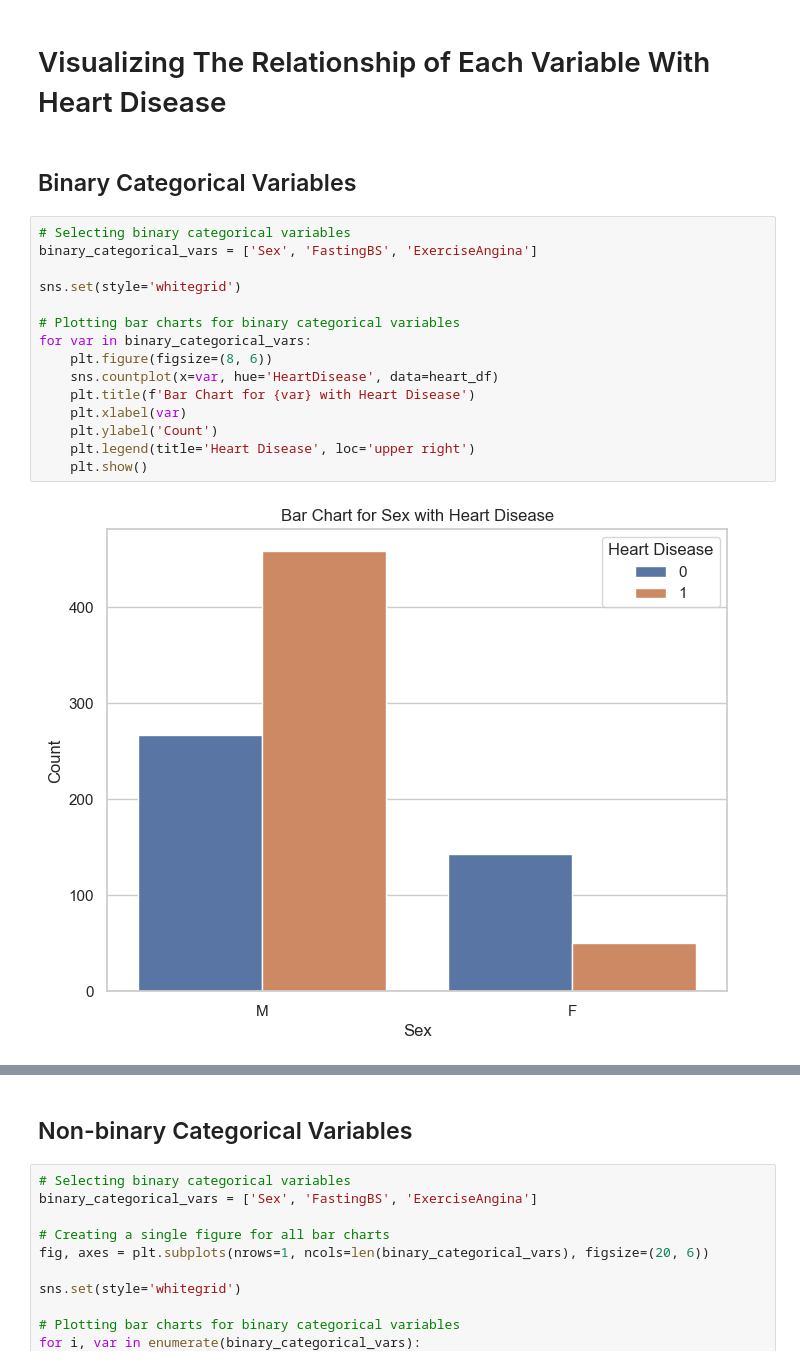
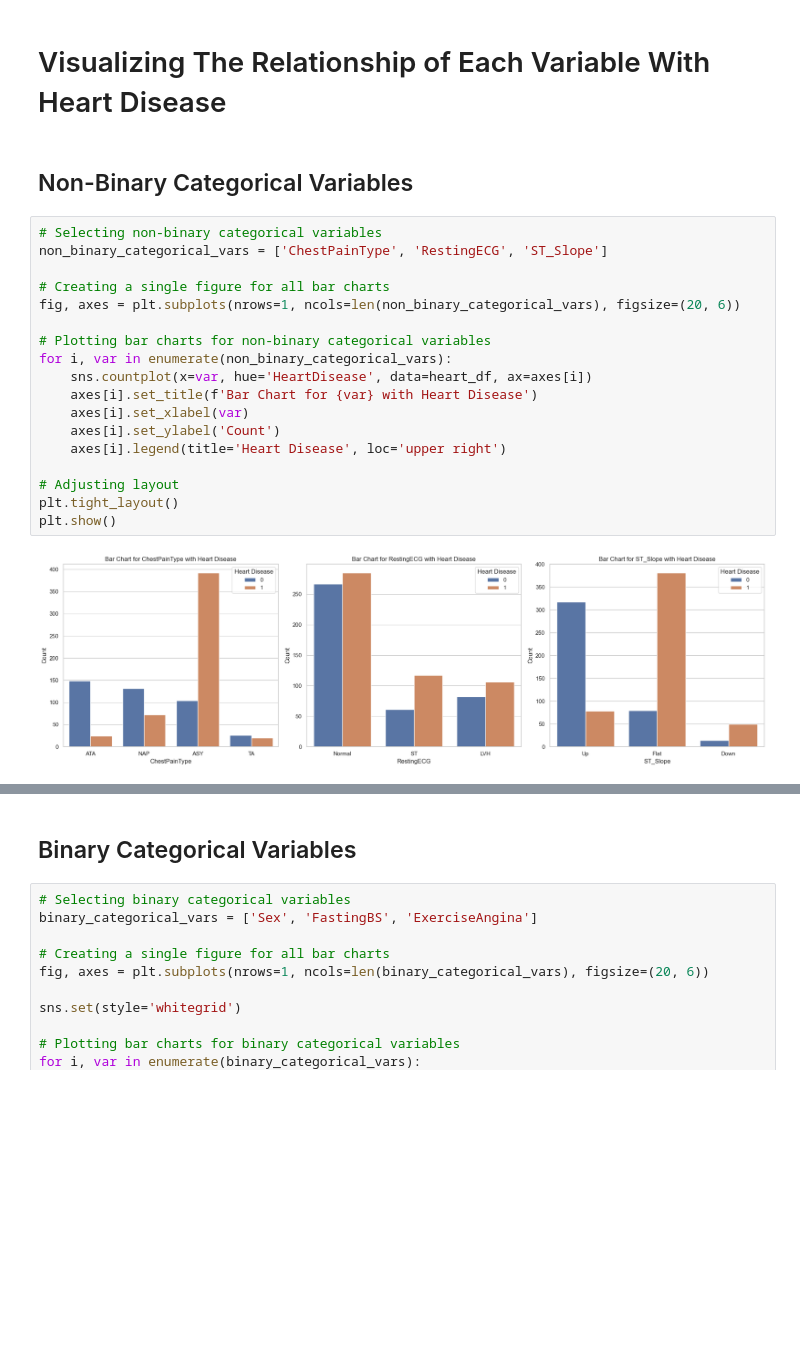
Before and after one commit to gbhardwaj00/heart-disease-ml, a Jupyter notebook: heart-failure-prediction.ipynb, the cells around one changed output, grey strips where cells are left out. Saved outputs shown, nothing was run; the diff lists cells and outputs as text; blank space fills up the shorter version.

Commit message:
Fix Non-Binary Categorical Plots

```diff
--- a/heart-failure-prediction.ipynb
+++ b/heart-failure-prediction.ipynb
@@ -121,21 +121,24 @@ Number of duplicate rows: 0
 # %% [markdown]
 # Visualizing The Relationship of Each Variable With Heart Disease
 # %% [markdown]
-## Binary Categorical Variables
+## Non-Binary Categorical Variables
 # %%
-# Selecting binary categorical variables
-binary_categorical_vars = ['Sex', 'FastingBS', 'ExerciseAngina']
+# Selecting non-binary categorical variables
+non_binary_categorical_vars = ['ChestPainType', 'RestingECG', 'ST_Slope']
 
-sns.set(style='whitegrid')
+# Creating a single figure for all bar charts
+fig, axes = plt.subplots(nrows=1, ncols=len(non_binary_categorical_vars), figsize=(20, 6))
 
-# Plotting bar charts for binary categorical variables
-for var in binary_categorical_vars:
-    plt.figure(figsize=(8, 6))
-    sns.countplot(x=var, hue='HeartDisease', data=heart_df)
-    plt.title(f'Bar Chart for {var} with Heart Disease')
-    plt.xlabel(var)
-    plt.ylabel('Count')
-    plt.legend(title='Heart Disease', loc='upper right')
-    plt.show()
+# Plotting bar charts for non-binary categorical variables
+for i, var in enumerate(non_binary_categorical_vars):
+    sns.countplot(x=var, hue='HeartDisease', data=heart_df, ax=axes[i])
+    axes[i].set_title(f'Bar Chart for {var} with Heart Disease')
+    axes[i].set_xlabel(var)
+    axes[i].set_ylabel('Count')
+    axes[i].legend(title='Heart Disease', loc='upper right')
+
+# Adjusting layout
+plt.tight_layout()
+plt.show()
 # %% [output]
-[figure, old version]
+[figure, new version]
@@ -144,5 +145,5 @@ for var in binary_categorical_vars:
 # %% [markdown]
-## Non-binary Categorical Variables
+## Binary Categorical Variables
 # %%
 # Selecting binary categorical variables
 binary_categorical_vars = ['Sex', 'FastingBS', 'ExerciseAngina']
```
Also changed, not shown: parts of 1 cell of this notebook.
